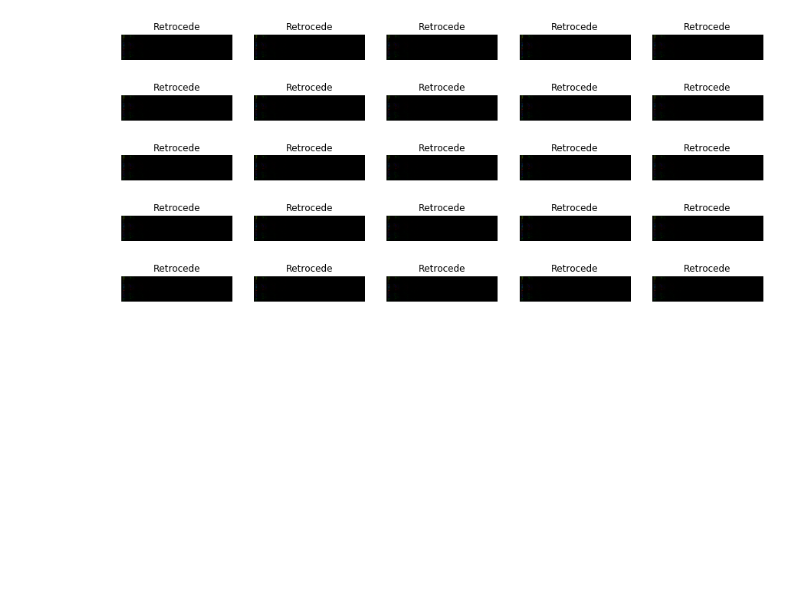
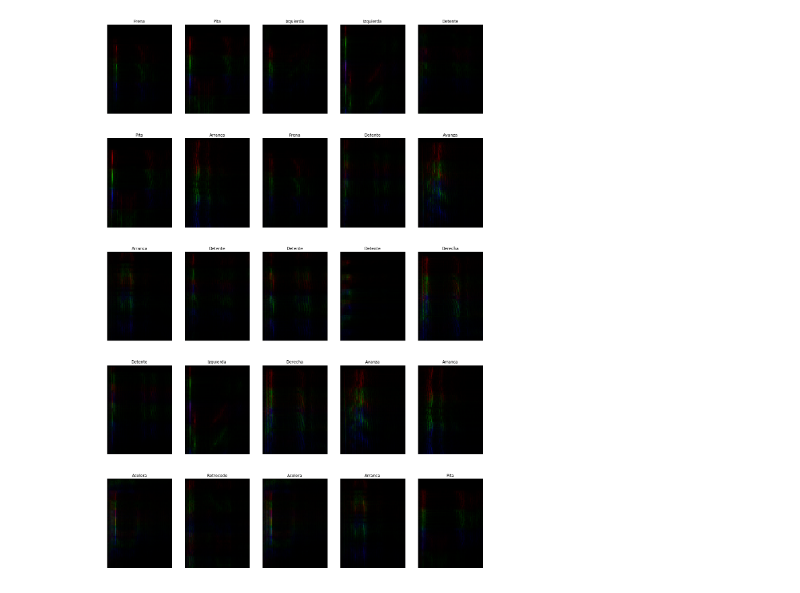
Before and after one commit to SebasPelaez/speech-recognition-pi, a Jupyter notebook: notebooks/data.ipynb, the cells around one changed output. Drawn from its saved outputs; the diff is of its cells as text; code cells hidden in the pictures; blank space fills up the shorter version.

```diff
--- a/notebooks/data.ipynb
+++ b/notebooks/data.ipynb
@@ -15,6 +15,7 @@ import utils
 params = utils.yaml_to_dict(os.path.join('..','config.yml'))
 params['data_dir'] = os.path.join('..',params['data_dir'])
 params['model_dir'] = os.path.join('..',params['model_dir'])
+params['batch_size'] = 50
 # %%
 print('Data in train')
 train_generator = data.make_datagenerator(params, mode='training')
@@ -34,0 +30,25 @@ np.rand
+# %%
+id_label_map = utils.load_id_label_map(params)
+
+fig, axis = plt.subplots(15,3, figsize=(20,30))
+
+for i in range(15):
+    k = np.random.randint(0,50)
+
+    label = id_label_map[labels[k]]
+    axis[i][0].text(0.5, 0.5, label, size=25, ha="center", va="center",
+            bbox=dict(
+                boxstyle="round",
+                ec=(1., 0.5, 0.5),
+                fc=(1., 0.8, 0.8),
+            )
+           )
+    axis[i][0].axis('off')
+
+    axis[i][1].imshow((images[k,:,0:80,:]*255).astype(int))
+    axis[i][1].axis('off')
+
+    axis[i][2].imshow((images[k,:,0:80,:]*255).astype(int))
+    axis[i][2].axis('off')
+
+plt.show()
@@ -35,16 +57,18 @@ np.rand
 # %%
 id_label_map = utils.load_id_label_map(params)
-fig, axis = plt.subplots(5,5, figsize=(15,7))
+fig, axis = plt.subplots(5,5, figsize=(20,30))
 
 for i in range(5):
     for j in range(5):
 
-        axis[i][j].imshow((images[0]*255).astype(int))
+        k = np.random.randint(0,50)
+
+        axis[i][j].imshow((images[k,:,0:80,:]*255).astype(int))
         axis[i][0].axis('off')
 
-        axis[i][j].set_title(id_label_map[labels[0]])
+        axis[i][j].set_title(id_label_map[labels[k]])
         axis[i][j].axis('off')
 
 plt.show()
 # %% [output]
-[figure, old version]
+[figure, new version]
```
Also changed, not shown: parts of 3 cells of this notebook, 1 other file.
